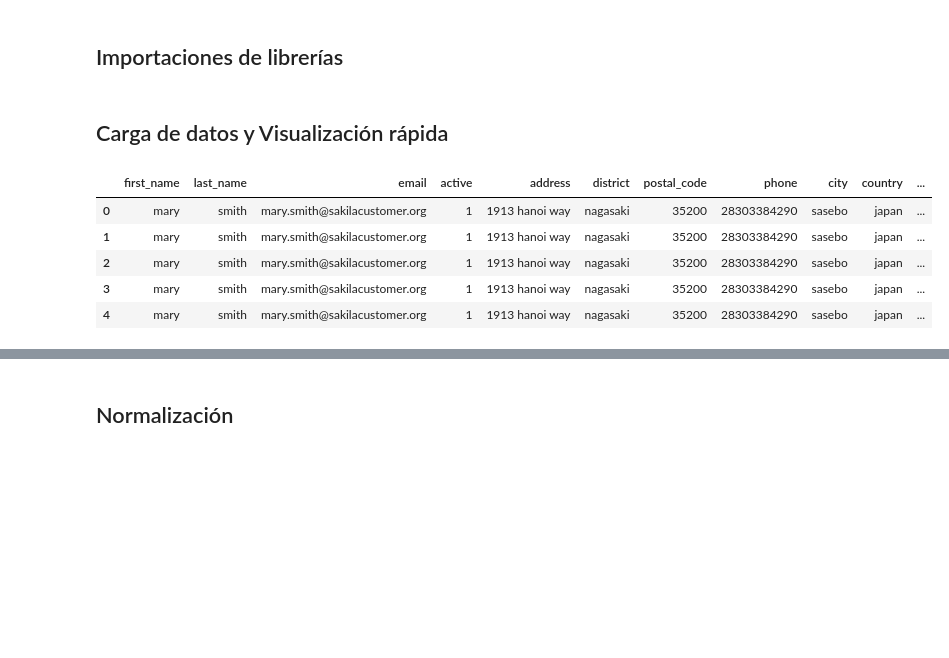
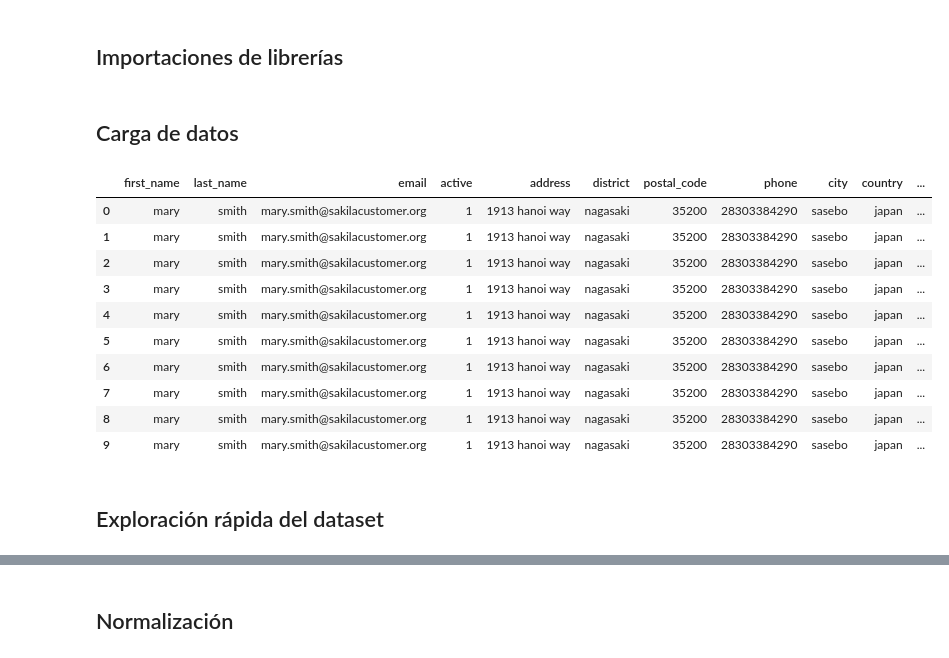
Before and after one commit to Bootcamp-DA-P2/Data-Automation-MySQL-Python-Excel-Grupo-4, a Jupyter notebook: notebooks/notebook-client-demographic-activity.ipynb, the cells around one changed output, grey strips where cells are left out. Drawn from its saved outputs; the diff is of its cells as text; code cells hidden in the pictures; blank space fills up the shorter version.

```diff
--- a/notebooks/notebook-client-demographic-activity.ipynb
+++ b/notebooks/notebook-client-demographic-activity.ipynb
@@ -7,16 +16,21 @@ import seaborn as sns
 # %% [markdown]
-## Carga de datos y Visualización rápida
+## Carga de datos
 # %%
 # Declaración del Path y carga del csv en un dataframe
 PATH = '../output/client_activity_rental.csv'
-df_original = pd.read_csv(PATH)
-df_transformed = df_original.copy()
+df = charge_path(PATH)
+show_head(df)
+# %% [output]
+|  | first_name | last_name | email | active | address | district | postal_code | phone | city | country | ... |
+| 0 | mary | smith | mary.smith@sakilacustomer.org | 1 | 1913 hanoi way | nagasaki | 35200 | 28303384290 | sasebo | japan | ... |
+| 1 | mary | smith | mary.smith@sakilacustomer.org | 1 | 1913 hanoi way | nagasaki | 35200 | 28303384290 | sasebo | japan | ... |
+| 2 | mary | smith | mary.smith@sakilacustomer.org | 1 | 1913 hanoi way | nagasaki | 35200 | 28303384290 | sasebo | japan | ... |
+| 3 | mary | smith | mary.smith@sakilacustomer.org | 1 | 1913 hanoi way | nagasaki | 35200 | 28303384290 | sasebo | japan | ... |
+| 4 | mary | smith | mary.smith@sakilacustomer.org | 1 | 1913 hanoi way | nagasaki | 35200 | 28303384290 | sasebo | japan | ... |
+| 5 | mary | smith | mary.smith@sakilacustomer.org | 1 | 1913 hanoi way | nagasaki | 35200 | 28303384290 | sasebo | japan | ... |
+| 6 | mary | smith | mary.smith@sakilacustomer.org | 1 | 1913 hanoi way | nagasaki | 35200 | 28303384290 | sasebo | japan | ... |
+| 7 | mary | smith | mary.smith@sakilacustomer.org | 1 | 1913 hanoi way | nagasaki | 35200 | 28303384290 | sasebo | japan | ... |
+| 8 | mary | smith | mary.smith@sakilacustomer.org | 1 | 1913 hanoi way | nagasaki | 35200 | 28303384290 | sasebo | japan | ... |
+| 9 | mary | smith | mary.smith@sakilacustomer.org | 1 | 1913 hanoi way | nagasaki | 35200 | 28303384290 | sasebo | japan | ... |
-# %%
-df_transformed.head()
-# %% [output]
-|  | first_name | last_name | email | active | address | district | postal_code | phone | city | country | ... |
-| 0 | mary | smith | mary.smith@sakilacustomer.org | 1 | 1913 hanoi way | nagasaki | 35200 | 28303384290 | sasebo | japan | ... |
-| 1 | mary | smith | mary.smith@sakilacustomer.org | 1 | 1913 hanoi way | nagasaki | 35200 | 28303384290 | sasebo | japan | ... |
-| 2 | mary | smith | mary.smith@sakilacustomer.org | 1 | 1913 hanoi way | nagasaki | 35200 | 28303384290 | sasebo | japan | ... |
-| 3 | mary | smith | mary.smith@sakilacustomer.org | 1 | 1913 hanoi way | nagasaki | 35200 | 28303384290 | sasebo | japan | ... |
-| 4 | mary | smith | mary.smith@sakilacustomer.org | 1 | 1913 hanoi way | nagasaki | 35200 | 28303384290 | sasebo | japan | ... |
+# %% [markdown]
+## Exploración rápida del dataset
```
Also changed, not shown: parts of 35 cells of this notebook, 3 other files.
